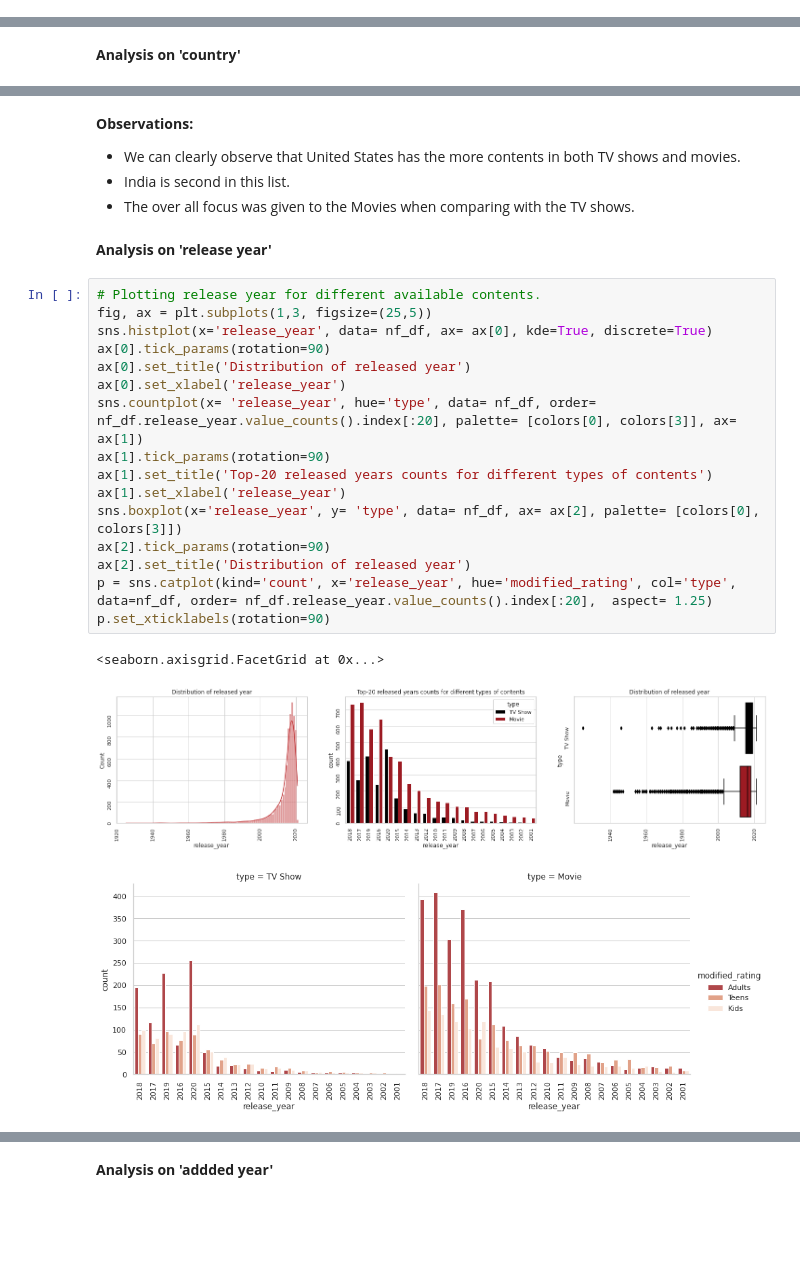
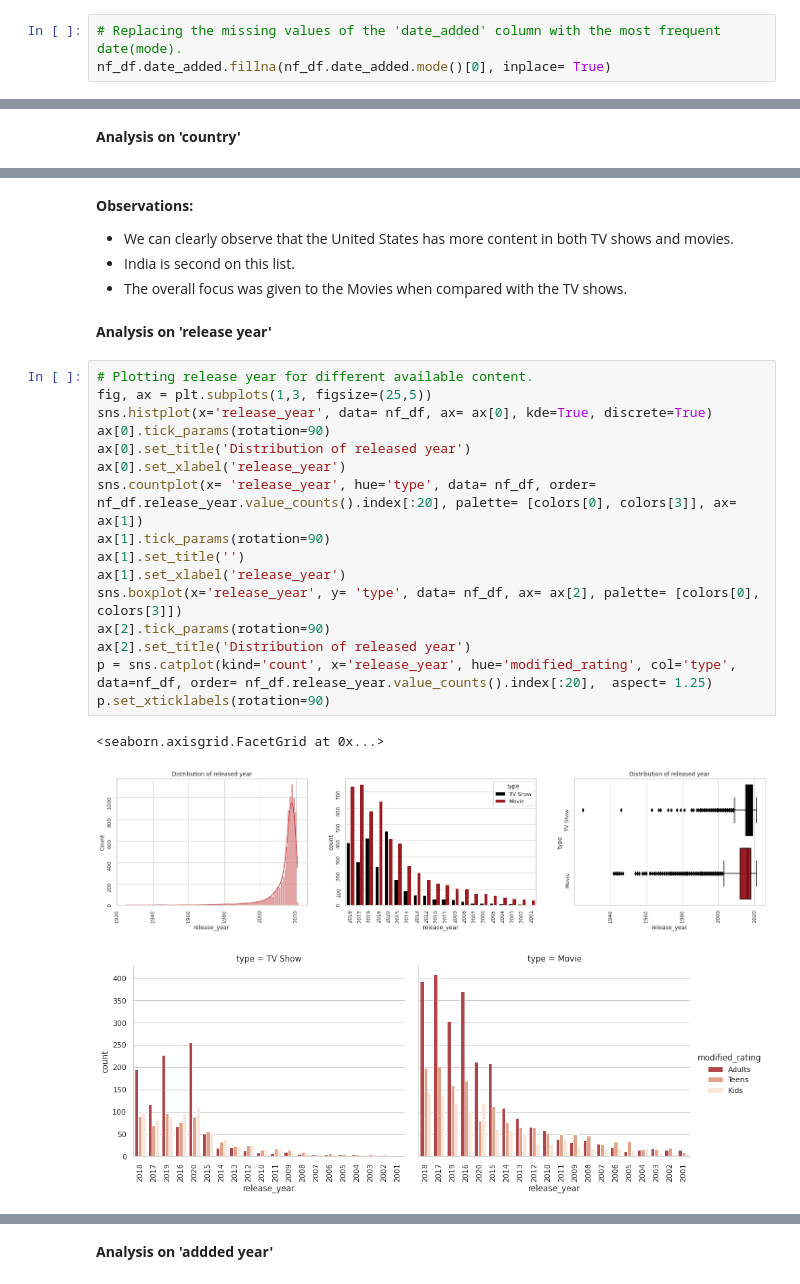
Before and after one commit to HariTarz/Netflix_Movies_And_TV_Shows_Clustering, a Jupyter notebook: Netflix_Movies_And_TV_Shows_Clustering.ipynb, the cells around one changed output, grey strips where cells are left out. Cells and saved outputs as stored; diff of their text form; blank space fills up the shorter version.

```diff
--- a/Netflix_Movies_And_TV_Shows_Clustering.ipynb
+++ b/Netflix_Movies_And_TV_Shows_Clustering.ipynb
@@ -194 +212,4 @@ nf_df.country.replace(np.nan, 'Unknown', inplace= True)
+# %%
+# Replacing the missing values of the 'date_added' column with the most frequent date(mode).
+nf_df.date_added.fillna(nf_df.date_added.mode()[0], inplace= True)
 # %%
@@ -319,30 +349,30 @@ p.set_xticklabels(rotation=90)
 [figure]
 # %% [markdown]
 **Observations:**
-* We can clearly observe that United States has the more contents in both TV shows and movies.
-* India is second in this list.
-* The over all focus was given to the Movies when comparing with the TV shows.
+* We can clearly observe that the United States has more content in both TV shows and movies.
+* India is second on this list.
+* The overall focus was given to the Movies when compared with the TV shows.
 # %% [markdown]
 **Analysis on 'release year'**
 # %%
-# Plotting release year for different available contents.
+# Plotting release year for different available content.
 fig, ax = plt.subplots(1,3, figsize=(25,5))
 sns.histplot(x='release_year', data= nf_df, ax= ax[0], kde=True, discrete=True)
 ax[0].tick_params(rotation=90)
 ax[0].set_title('Distribution of released year')
 ax[0].set_xlabel('release_year')
 sns.countplot(x= 'release_year', hue='type', data= nf_df, order= nf_df.release_year.value_counts().index[:20], palette= [colors[0], colors[3]], ax= ax[1])
 ax[1].tick_params(rotation=90)
-ax[1].set_title('Top-20 released years counts for different types of contents')
+ax[1].set_title('')
 ax[1].set_xlabel('release_year')
 sns.boxplot(x='release_year', y= 'type', data= nf_df, ax= ax[2], palette= [colors[0], colors[3]])
 ax[2].tick_params(rotation=90)
 ax[2].set_title('Distribution of released year')
 p = sns.catplot(kind='count', x='release_year', hue='modified_rating', col='type', data=nf_df, order= nf_df.release_year.value_counts().index[:20],  aspect= 1.25)
 p.set_xticklabels(rotation=90)
 # %% [output]
 <seaborn.axisgrid.FacetGrid at 0x...>
-[figure, old version]
+[figure, new version]
 [figure]
 # %% [markdown]
 **Observations:**
```
Also changed, not shown: parts of 105 cells of this notebook.
